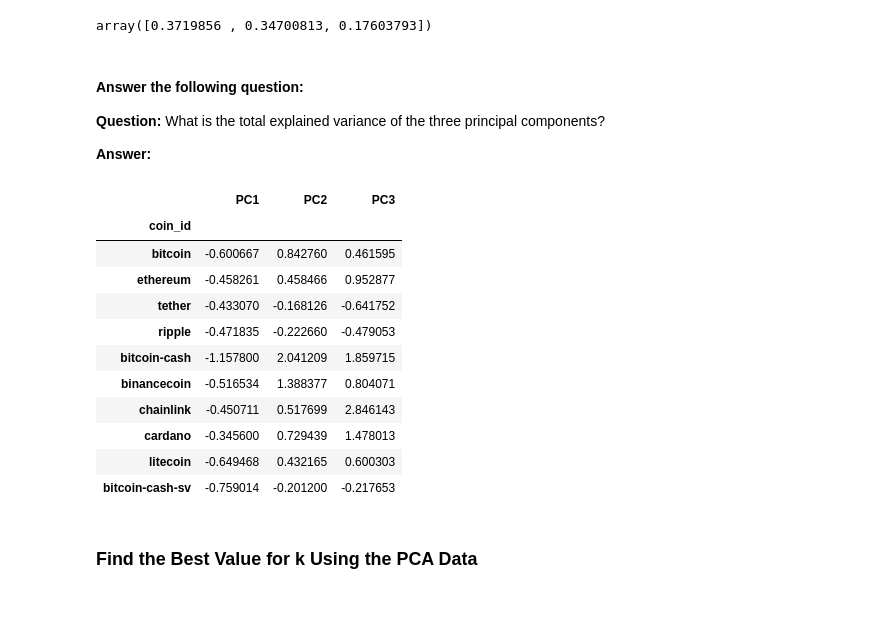
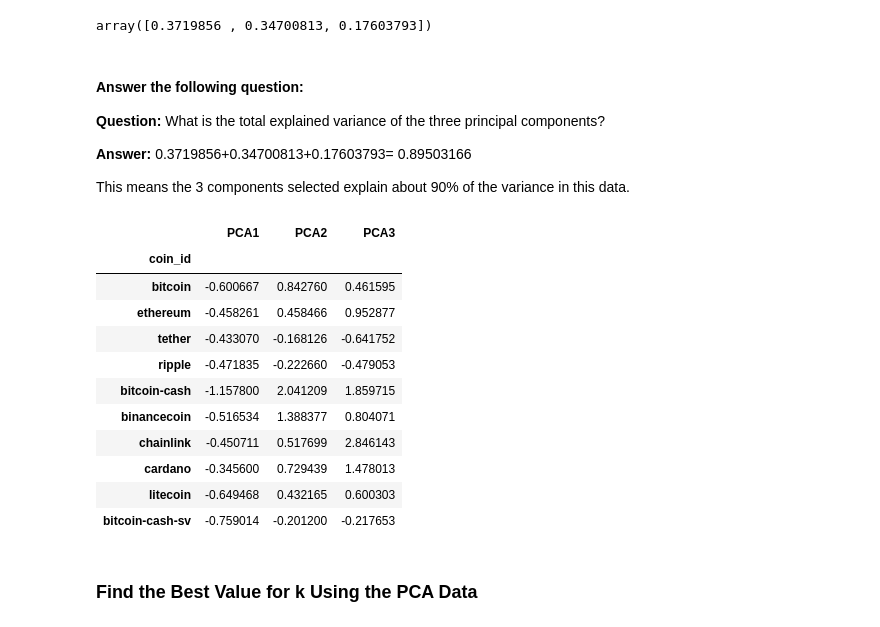
Before and after one commit to rjrdelatorre/CryptoClustering, a Jupyter notebook: Crypto_Clustering.ipynb, the cells around one changed output. Cells and saved outputs as stored; diff of their text form; code cells hidden in the pictures.

```diff
--- a/Crypto_Clustering.ipynb
+++ b/Crypto_Clustering.ipynb
@@ -195,26 +202,29 @@ array([0.3719856 , 0.34700813, 0.17603793])
 **Question:** What is the total explained variance of the three principal components?
 
 **Answer:**
+0.3719856+0.34700813+0.17603793= 0.89503166
+
+This means the 3 components selected explain about 90% of the variance in this data.
 # %%
 # Create a new DataFrame with the PCA data.
 # Note: The code for this step is provided for you
 # Where is the code provided?
 
 # Creating a DataFrame with the PCA data
 new_market_data_pca = pd.DataFrame(
-    market_data_pca, columns=["PC1", "PC2", "PC3"]
+    market_data_pca, columns=["PCA1", "PCA2", "PCA3"]
 )
 
 # Copy the crypto names from the original data
 crypto_names = market_data_df.index
 
 # Set the coinid column as index
-new_market_data_pca.index = market_data_df.index
+new_market_data_pca.index = crypto_names
 
 # Display sample data
 new_market_data_pca.head(10)
 # %% [output]
-|  | PC1 | PC2 | PC3 |
+|  | PCA1 | PCA2 | PCA3 |
 | coin_id |  |  |  |
 | bitcoin | -0.600667 | 0.842760 | 0.461595 |
 | ethereum | -0.458261 | 0.458466 | 0.952877 |
```
Also changed, not shown: parts of 8 cells of this notebook.
